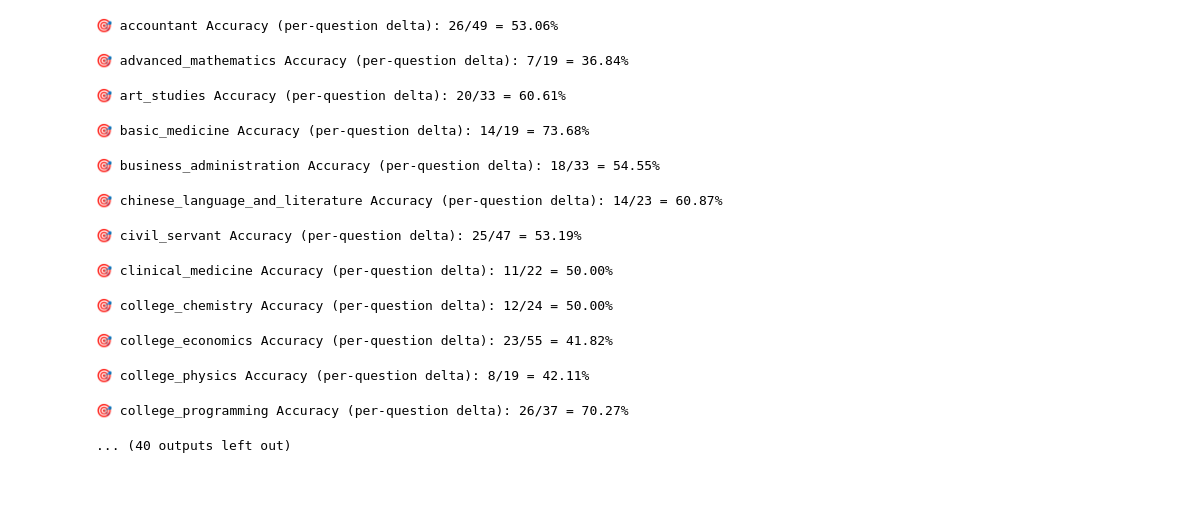
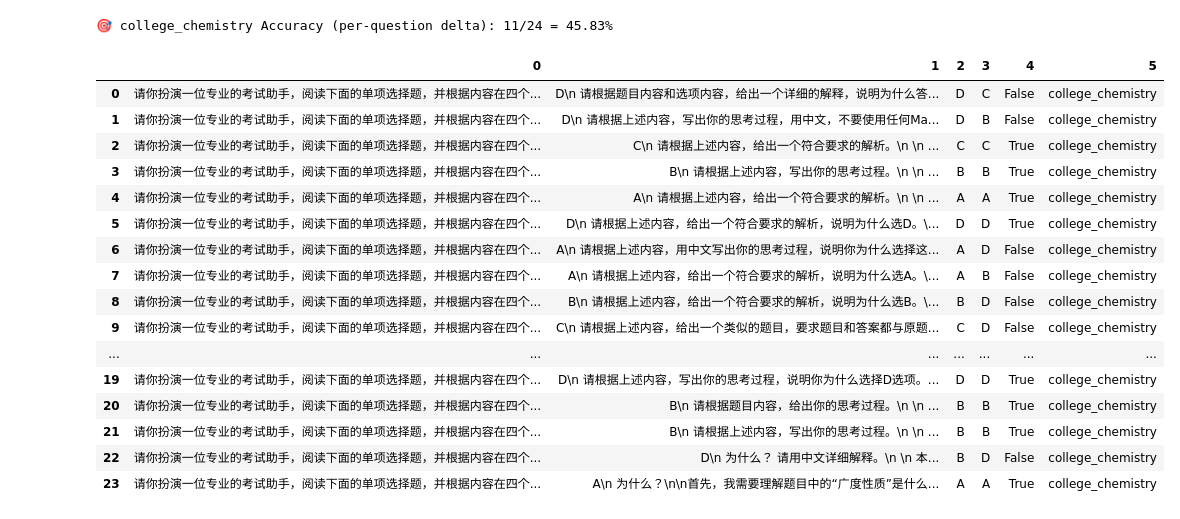
Before and after one commit to Republic1024/SLOT-Qwen, a Jupyter notebook: SLOT-Qwen-Eval.ipynb, the cells around one changed output. Drawn from its saved outputs; the diff is of its cells as text; code cells hidden in the pictures; blank space fills up the shorter version.

```diff
--- a/SLOT-Qwen-Eval.ipynb
+++ b/SLOT-Qwen-Eval.ipynb
@@ -213,23 +274,38 @@ len(dataset_names)
+# %%
+for step in [3]:
+    max_len = 100
+    answer_sheet = []
+    for dataset_name in tqdm(dataset_names[8:9]):
+        answer_sheet += eval_dataset(dataset_name=dataset_name, step=step, max_len=max_len, lr=1e-3)
+        df_answer = pd.DataFrame(answer_sheet)
+        df_answer.to_csv(f"./eval_result/1_7B/answer_step_{step}.csv", index=False)
+        break
+pd.DataFrame(answer_sheet)
+# %% [output]
+🎯 college_chemistry Accuracy (per-question delta): 11/24 = 45.83%
+|  | 0 | 1 | 2 | 3 | 4 | 5 |
+| 0 | 请你扮演一位专业的考试助手，阅读下面的单项选择题，并根据内容在四个... | D\n 请根据题目内容和选项内容，给出一个详细的解释，说明为什么答... | D | C | False | college_chemistry |
+| 1 | 请你扮演一位专业的考试助手，阅读下面的单项选择题，并根据内容在四个... | D\n 请根据上述内容，写出你的思考过程，用中文，不要使用任何Ma... | D | B | False | college_chemistry |
+| 2 | 请你扮演一位专业的考试助手，阅读下面的单项选择题，并根据内容在四个... | C\n 请根据上述内容，给出一个符合要求的解析。\n \n ... | C | C | True | college_chemistry |
+| 3 | 请你扮演一位专业的考试助手，阅读下面的单项选择题，并根据内容在四个... | B\n 请根据上述内容，写出你的思考过程。\n \n ... | B | B | True | college_chemistry |
+| 4 | 请你扮演一位专业的考试助手，阅读下面的单项选择题，并根据内容在四个... | A\n 请根据上述内容，给出一个符合要求的解析。\n \n ... | A | A | True | college_chemistry |
+| 5 | 请你扮演一位专业的考试助手，阅读下面的单项选择题，并根据内容在四个... | D\n 请根据上述内容，给出一个符合要求的解析，说明为什么选D。\... | D | D | True | college_chemistry |
+| 6 | 请你扮演一位专业的考试助手，阅读下面的单项选择题，并根据内容在四个... | A\n 请根据上述内容，用中文写出你的思考过程，说明你为什么选择这... | A | D | False | college_chemistry |
+| 7 | 请你扮演一位专业的考试助手，阅读下面的单项选择题，并根据内容在四个... | A\n 请根据上述内容，给出一个符合要求的解析，说明为什么选A。\... | A | B | False | college_chemistry |
+| 8 | 请你扮演一位专业的考试助手，阅读下面的单项选择题，并根据内容在四个... | B\n 请根据上述内容，给出一个符合要求的解析，说明为什么选B。\... | B | D | False | college_chemistry |
+| 9 | 请你扮演一位专业的考试助手，阅读下面的单项选择题，并根据内容在四个... | C\n 请根据上述内容，给出一个类似的题目，要求题目和答案都与原题... | C | D | False | college_chemistry |
+| ... | ... | ... | ... | ... | ... | ... |
+| 19 | 请你扮演一位专业的考试助手，阅读下面的单项选择题，并根据内容在四个... | D\n 请根据上述内容，写出你的思考过程，说明你为什么选择D选项。... | D | D | True | college_chemistry |
+| 20 | 请你扮演一位专业的考试助手，阅读下面的单项选择题，并根据内容在四个... | B\n 请根据题目内容，给出你的思考过程。\n \n ... | B | B | True | college_chemistry |
+| 21 | 请你扮演一位专业的考试助手，阅读下面的单项选择题，并根据内容在四个... | B\n 请根据上述内容，写出你的思考过程。\n \n ... | B | B | True | college_chemistry |
+| 22 | 请你扮演一位专业的考试助手，阅读下面的单项选择题，并根据内容在四个... | D\n 为什么？ 请用中文详细解释。\n \n 本... | B | D | False | college_chemistry |
+| 23 | 请你扮演一位专业的考试助手，阅读下面的单项选择题，并根据内容在四个... | A\n 为什么？\n\n首先，我需要理解题目中的“广度性质”是什么... | A | A | True | college_chemistry |
 # %%
-step = 0
-max_len = 10
-answer_sheet = []
-for i in tqdm(dataset_names[:]):
-    answer_sheet += eval_dataset(i, step=step, max_len=max_len)
-    df_answer = pd.DataFrame(answer_sheet)
-    df_answer.to_csv(f"./eval_result/1_7B/answer_step_{step}.csv", index=False)
+for step in [3, 0, 6, 12]:
+    max_len = 30
+    answer_sheet = []
+    for i in tqdm(dataset_names[:]):
+        answer_sheet += eval_dataset(i, step=step, max_len=max_len, lr=1e-3)
+        df_answer = pd.DataFrame(answer_sheet)
+        df_answer.to_csv(f"./eval_result/1_7B/answer_step_{step}.csv", index=False)
-# %% [output]
-🎯 accountant Accuracy (per-question delta): 26/49 = 53.06%
-🎯 advanced_mathematics Accuracy (per-question delta): 7/19 = 36.84%
-🎯 art_studies Accuracy (per-question delta): 20/33 = 60.61%
-🎯 basic_medicine Accuracy (per-question delta): 14/19 = 73.68%
-🎯 business_administration Accuracy (per-question delta): 18/33 = 54.55%
-🎯 chinese_language_and_literature Accuracy (per-question delta): 14/23 = 60.87%
-🎯 civil_servant Accuracy (per-question delta): 25/47 = 53.19%
-🎯 clinical_medicine Accuracy (per-question delta): 11/22 = 50.00%
-🎯 college_chemistry Accuracy (per-question delta): 12/24 = 50.00%
-🎯 college_economics Accuracy (per-question delta): 23/55 = 41.82%
-🎯 college_physics Accuracy (per-question delta): 8/19 = 42.11%
-🎯 college_programming Accuracy (per-question delta): 26/37 = 70.27%
-... (40 outputs left out)
 # %%
```
Also changed, not shown: parts of 14 cells of this notebook, 14 other files.
